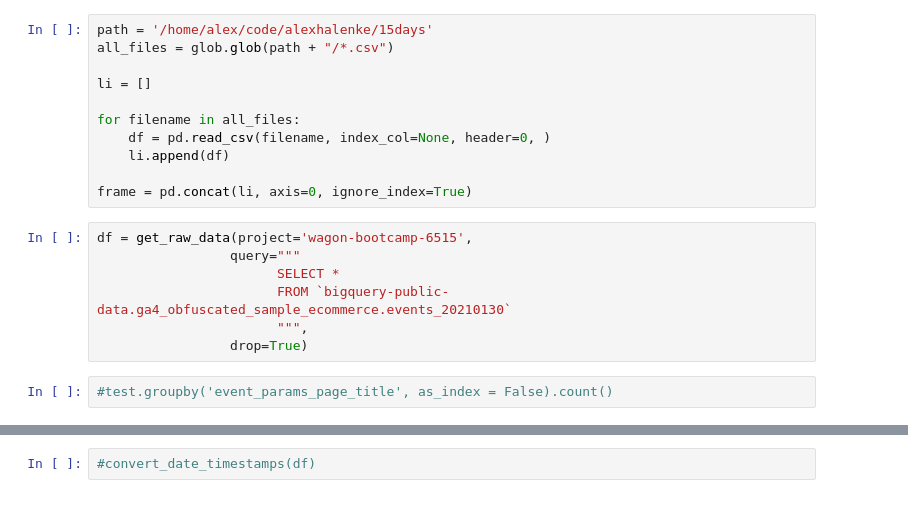
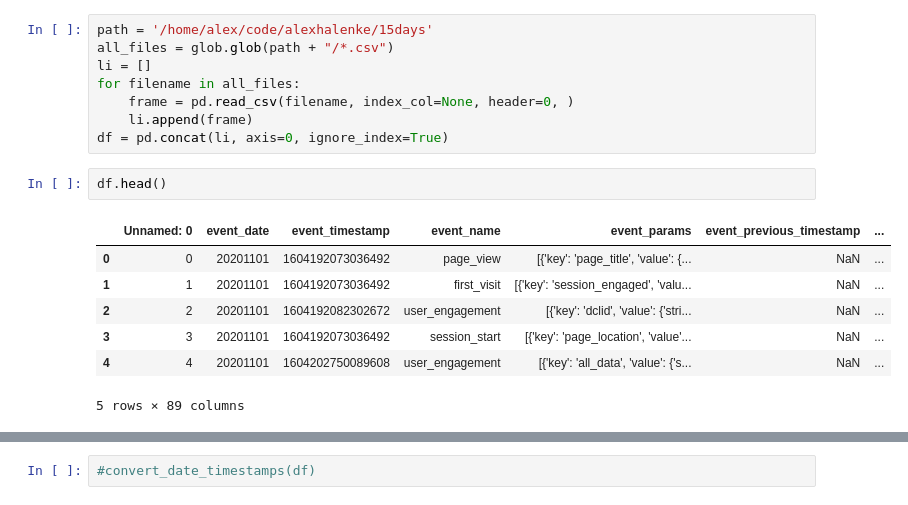
Before and after one commit to alexhalenke/Predicting_Purchase_Intention, a Jupyter notebook: notebooks/notebook_Alex.ipynb, the cells around one changed output, grey strips where cells are left out. Saved outputs shown, nothing was run; the diff lists cells and outputs as text.

```diff
--- a/notebooks/notebook_Alex.ipynb
+++ b/notebooks/notebook_Alex.ipynb
@@ -8,20 +18,18 @@ import glob
 # %%
 path = '/home/alex/code/alexhalenke/15days'
 all_files = glob.glob(path + "/*.csv")
-
 li = []
-
 for filename in all_files:
-    df = pd.read_csv(filename, index_col=None, header=0, )
-    li.append(df)
-
-frame = pd.concat(li, axis=0, ignore_index=True)
+    frame = pd.read_csv(filename, index_col=None, header=0, )
+    li.append(frame)
+df = pd.concat(li, axis=0, ignore_index=True)
-# %%
-df = get_raw_data(project='wagon-bootcamp-6515',
-                 query="""
-                       SELECT *
-                       FROM `bigquery-public-data.ga4_obfuscated_sample_ecommerce.events_20210130`
-                       """,
-                 drop=True)
-# %%
-#test.groupby('event_params_page_title', as_index = False).count()
+# %%
+df.head()
+# %% [output]
+|  | Unnamed: 0 | event_date | event_timestamp | event_name | event_params | event_previous_timestamp | ... |
+| 0 | 0 | 20201101 | 1604192073036492 | page_view | [{'key': 'page_title', 'value': {... | NaN | ... |
+| 1 | 1 | 20201101 | 1604192073036492 | first_visit | [{'key': 'session_engaged', 'valu... | NaN | ... |
+| 2 | 2 | 20201101 | 1604192082302672 | user_engagement | [{'key': 'dclid', 'value': {'stri... | NaN | ... |
+| 3 | 3 | 20201101 | 1604192073036492 | session_start | [{'key': 'page_location', 'value'... | NaN | ... |
+| 4 | 4 | 20201101 | 1604202750089608 | user_engagement | [{'key': 'all_data', 'value': {'s... | NaN | ... |
+5 rows × 89 columns
```
Also changed, not shown: parts of 39 cells of this notebook.
